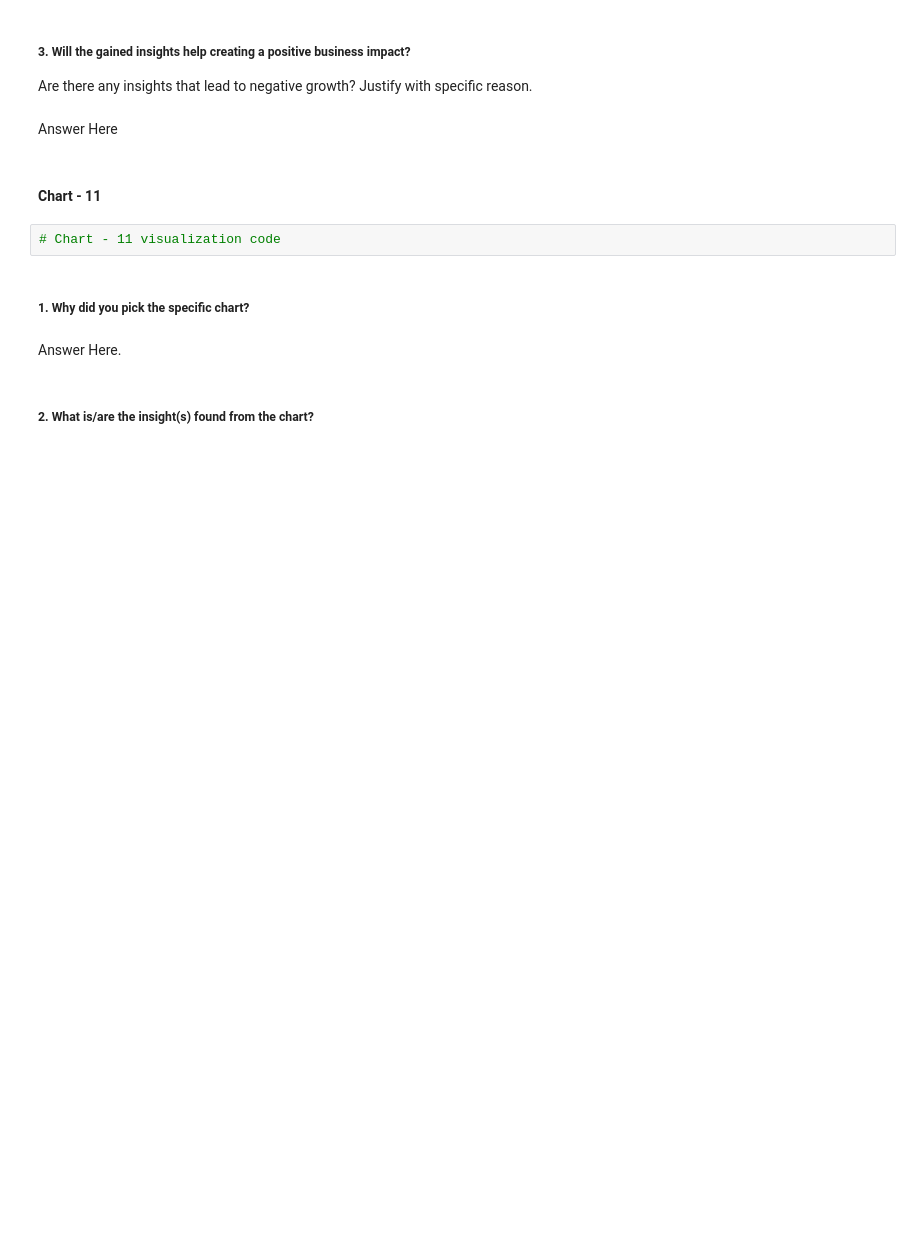
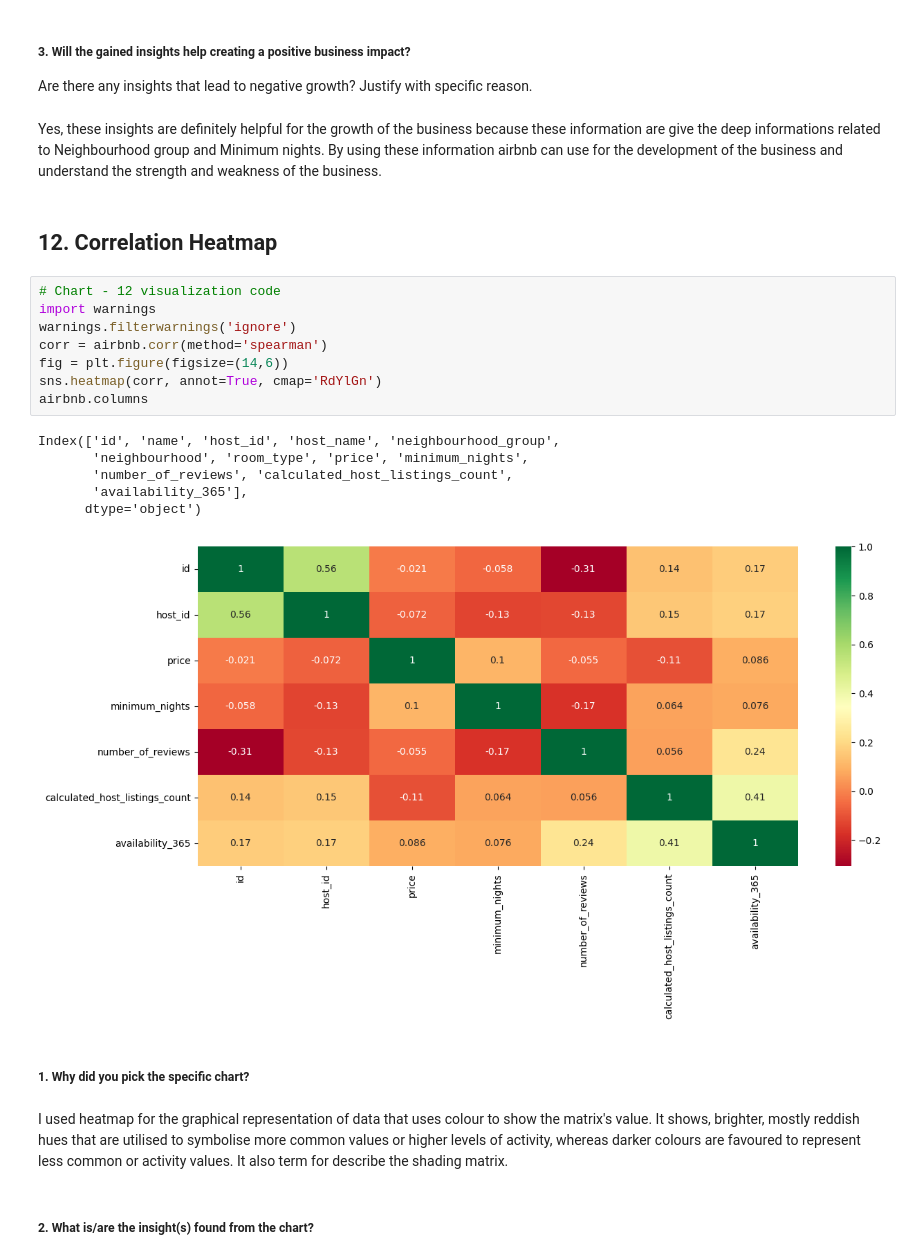
Before and after one commit to OmprakashDebata/Eda-Project-Airbnb, a Jupyter notebook: EDA_Airbnb_Submission.ipynb, the cells around one changed output. Saved outputs shown, nothing was run; the diff lists cells and outputs as text; blank space fills up the shorter version.

```diff
--- a/EDA_Airbnb_Submission.ipynb
+++ b/EDA_Airbnb_Submission.ipynb
@@ -748,15 +796,28 @@ Answer Here
 # %% [markdown]
 ##### 3. Will the gained insights help creating a positive business impact?
 Are there any insights that lead to negative growth? Justify with specific reason.
-# %% [markdown]
-Answer Here
-# %% [markdown]
-#### Chart - 11
-# %%
-# Chart - 11 visualization code
+# %% [markdown]
+Yes, these insights are definitely helpful for the growth of the business because these information are give the deep informations related to Neighbourhood group and Minimum nights. By using these information airbnb can use for the development of the business and understand the strength and weakness of the business.
+# %% [markdown]
+## **12. Correlation Heatmap**
+# %%
+# Chart - 12 visualization code
+import warnings
+warnings.filterwarnings('ignore')
+corr = airbnb.corr(method='spearman')
+fig = plt.figure(figsize=(14,6))
+sns.heatmap(corr, annot=True, cmap='RdYlGn')
+airbnb.columns
+# %% [output]
+Index(['id', 'name', 'host_id', 'host_name', 'neighbourhood_group',
+       'neighbourhood', 'room_type', 'price', 'minimum_nights',
+       'number_of_reviews', 'calculated_host_listings_count',
+       'availability_365'],
+      dtype='object')
+[figure, added]
 # %% [markdown]
 ##### 1. Why did you pick the specific chart?
-# %% [markdown]
-Answer Here.
+# %% [markdown]
+I used heatmap for the graphical representation of data that uses colour to show the matrix's value. It shows, brighter, mostly reddish hues that are utilised to symbolise more common values or higher levels of activity, whereas darker colours are favoured to represent less common or activity values. It also term for describe the shading matrix.
 # %% [markdown]
 ##### 2. What is/are the insight(s) found from the chart?
```
Also changed, not shown: parts of 54 cells of this notebook.
